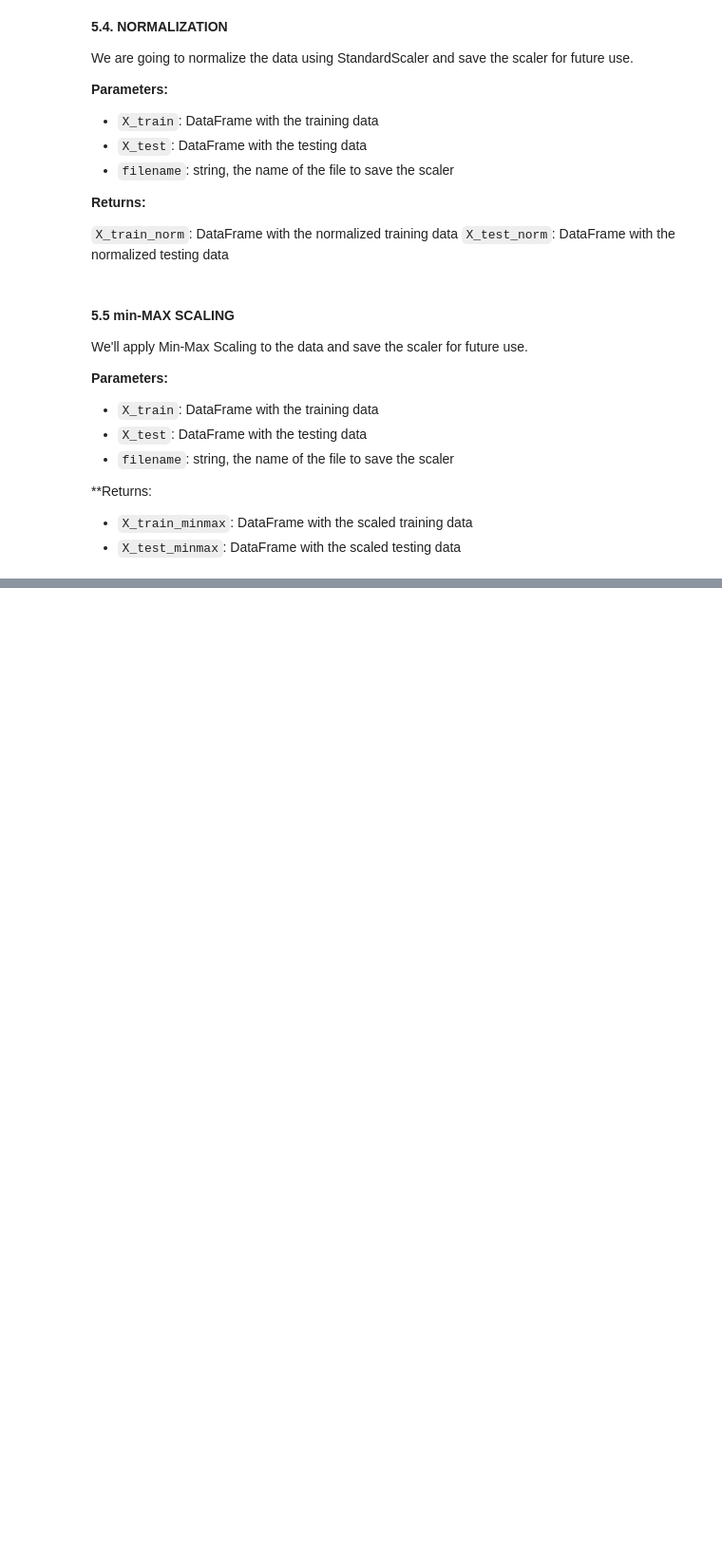
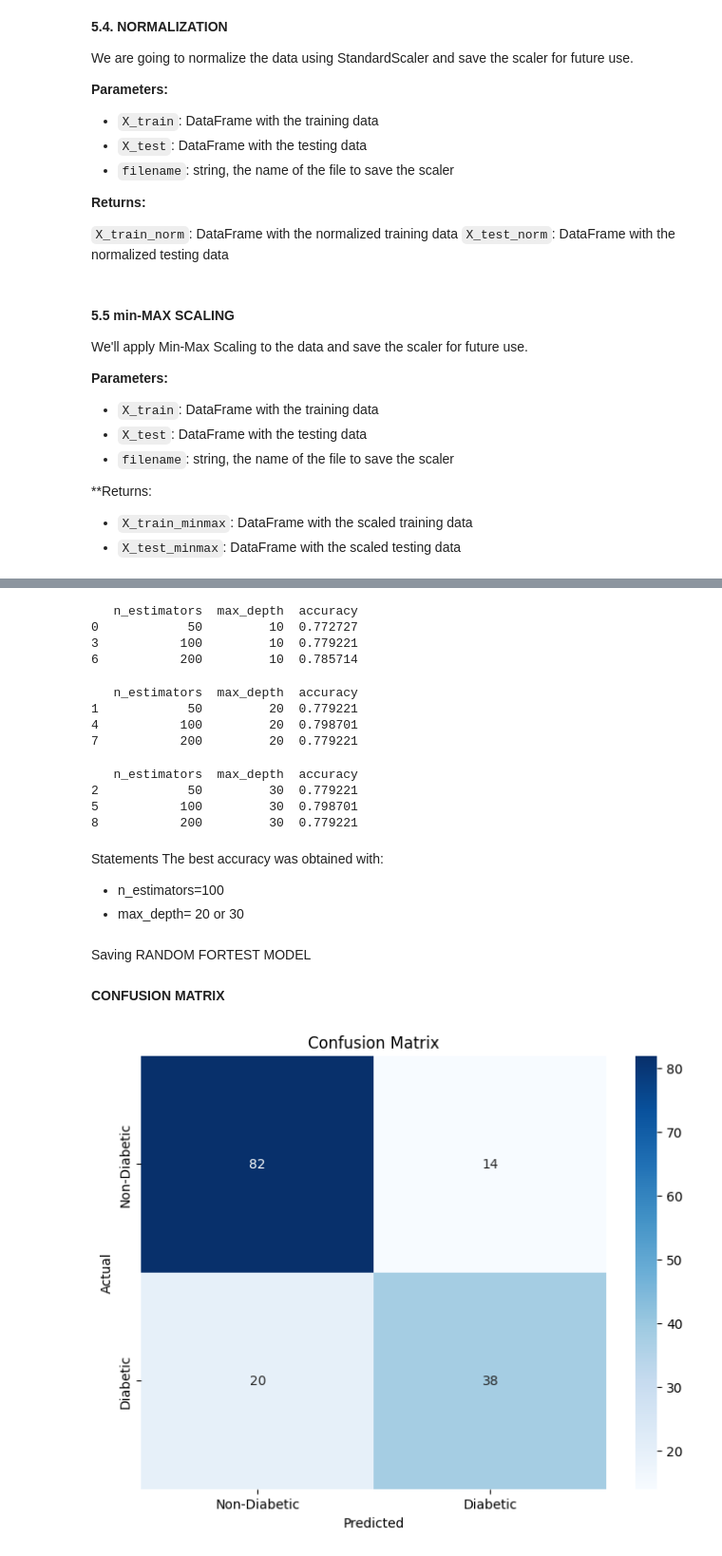
Before and after one commit to jenuzho/PREDICTING-DIABETES-random-fores, a Jupyter notebook: src/explore.ipynb, the cells around one changed output, grey strips where cells are left out. Shown at 95% size. Drawn from its saved outputs; the diff is of its cells as text; code cells hidden in the pictures; blank space fills up the shorter version.

```diff
--- a/src/explore.ipynb
+++ b/src/explore.ipynb
@@ -732,0 +925,22 @@ X_train_without_outliers_minmax, X_test_without_outliers_minmax = minmax_and_sav
+# %%
+# Lists of hyperparameters to test
+n_estimators_list = [50, 100, 200]
+max_depth_list = [10, 20, 30]
+
+results_optimized = []
+
+for n_estimators in n_estimators_list:
+    for max_depth in max_depth_list:
+        # Initialize the model with hyperparameters
+        rf_model = RandomForestClassifier(n_estimators=n_estimators, max_depth=max_depth, random_state=42)
+
+        # Train the model
+        rf_model.fit(X_train, y_train)
+
+        # Make predictions
+        y_pred = rf_model.predict(X_test)
+
+        # Evaluate the model
+        accuracy = accuracy_score(y_test, y_pred)
+        results_optimized.append((n_estimators, max_depth, accuracy))
+        print(f"n_estimators: {n_estimators}, max_depth: {max_depth}, Accuracy: {accuracy}")
@@ -732,0 +1005,32 @@ X_train_without_outliers_minmax, X_test_without_outliers_minmax = minmax_and_sav
+# %%
+results_df = pd.DataFrame(results_optimized, columns=["n_estimators", "max_depth", "accuracy"])
+print(results_df[results_df["max_depth"] == 10])
+# %% [output]
+   n_estimators  max_depth  accuracy
+0            50         10  0.772727
+3           100         10  0.779221
+6           200         10  0.785714
+# %%
+results_df = pd.DataFrame(results_optimized, columns=["n_estimators", "max_depth", "accuracy"])
+print(results_df[results_df["max_depth"] == 20])
+# %% [output]
+   n_estimators  max_depth  accuracy
+1            50         20  0.779221
+4           100         20  0.798701
+7           200         20  0.779221
+# %%
+results_df = pd.DataFrame(results_optimized, columns=["n_estimators", "max_depth", "accuracy"])
+print(results_df[results_df["max_depth"] == 30])
+# %% [output]
+   n_estimators  max_depth  accuracy
+2            50         30  0.779221
+5           100         30  0.798701
+8           200         30  0.779221
+# %% [markdown]
+Statements
+The best accuracy was obtained with:
+
+- n_estimators=100
+- max_depth= 20 or 30
+# %% [markdown]
+Saving RANDOM FORTEST MODEL
@@ -732,0 +1044,11 @@ X_train_without_outliers_minmax, X_test_without_outliers_minmax = minmax_and_sav
+# %% [markdown]
+**CONFUSION MATRIX**
+# %%
+plt.figure(figsize=(8, 6))
+sns.heatmap(confusion_matrix(y_test, y_pred), annot=True, fmt="d", cmap="Blues", xticklabels=["Non-Diabetic", "Diabetic"], yticklabels=["Non-Diabetic", "Diabetic"])
+plt.title("Confusion Matrix")
+plt.xlabel("Predicted")
+plt.ylabel("Actual")
+plt.show()
+# %% [output]
+[figure, added]
```
Also changed, not shown: parts of 23 cells of this notebook, 15 other files.
